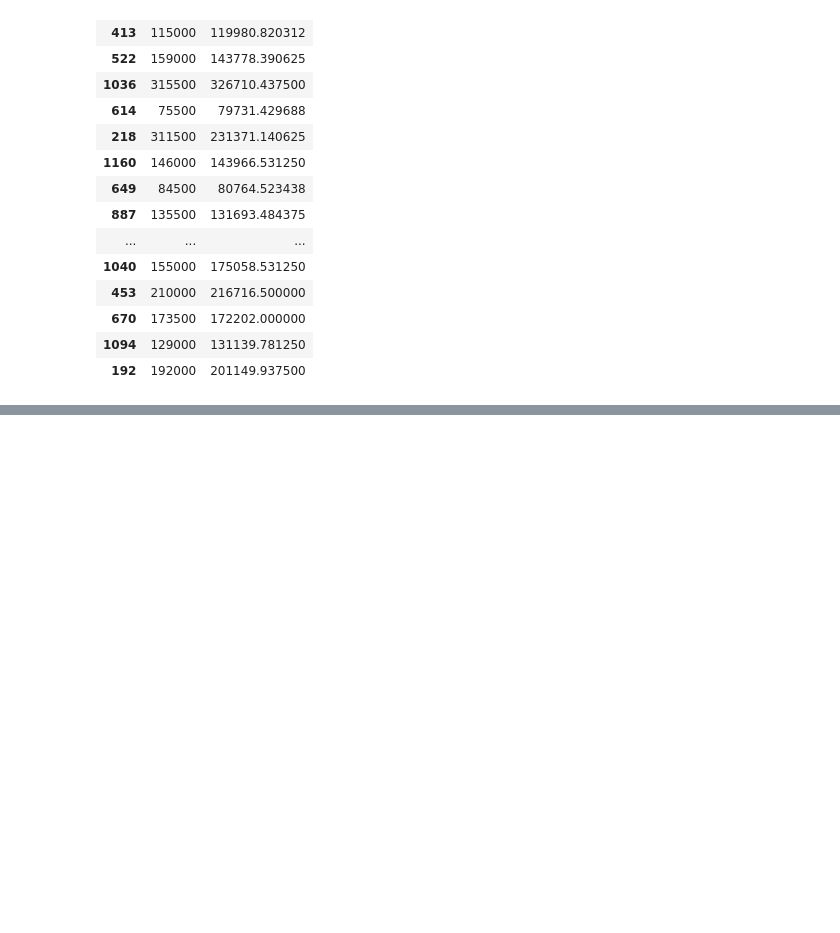
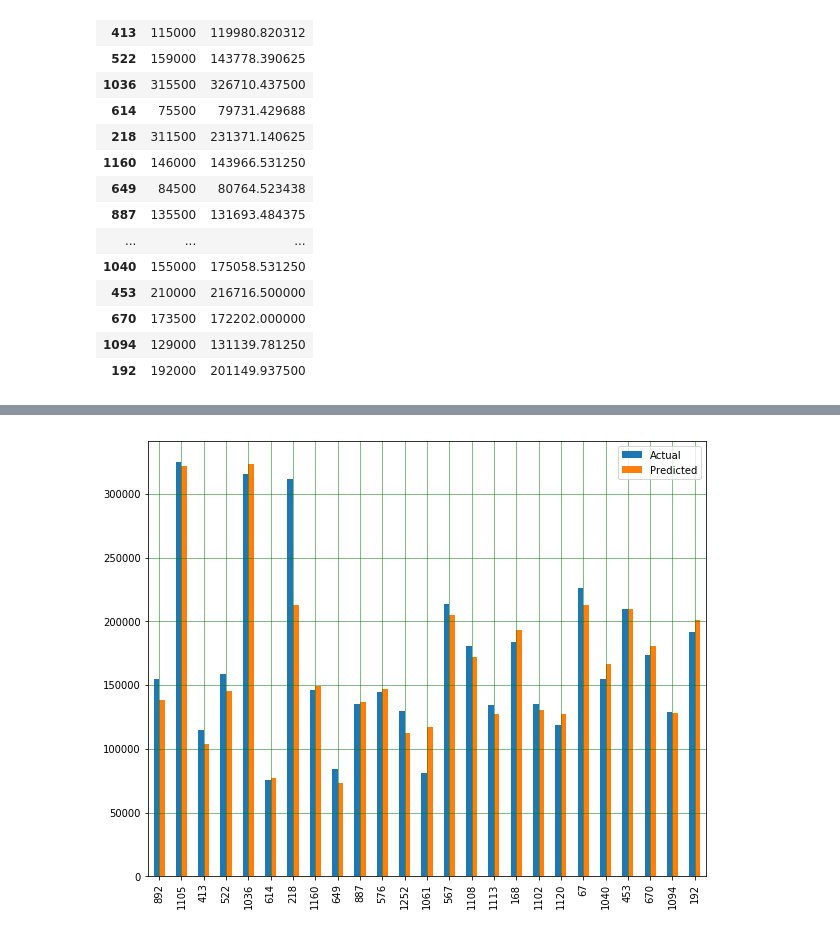
Before and after one commit to Juhi-Purswani/House_Prices-Regression_technique, a Jupyter notebook: XGBoost.ipynb, the cells around one changed output, grey strips where cells are left out. Saved outputs shown, nothing was run; the diff lists cells and outputs as text; code cells hidden in the pictures; blank space fills up the shorter version.

```diff
--- a/XGBoost.ipynb
+++ b/XGBoost.ipynb
@@ -137,0 +159,3 @@ plt.show()
+# %%
+rf_random = RandomizedSearchCV(estimator = xg_reg, param_distributions = random_grid, n_iter = 100, cv = 3, verbose=2, random_state=42, n_jobs = -1)
+rf_random.fit(X_train, y_train)
@@ -137,0 +237,10 @@ plt.show()
+# %%
+best_random = rf_random.best_estimator_
+random_accuracy = evaluate(best_random, X_test, y_test)
+
+y_pred = best_random.predict(X_test)
+print(r2_score(y_test, y_pred))
+
+print('Mean Absolute Error:', metrics.mean_absolute_error(y_test, y_pred))
+print('Mean Squared Error:', metrics.mean_squared_error(y_test, y_pred))
+print('Root Mean Squared Error:', np.sqrt(metrics.mean_squared_error(y_test, y_pred)))
@@ -137,0 +266,4 @@ plt.show()
+# %%
+df = pd.DataFrame({'Actual': y_test, 'Predicted': y_pred})
+df2 = df.head(25)
+df2.head(25)
@@ -137,0 +288,7 @@ plt.show()
+# %%
+df2.plot(kind='bar',figsize=(10,8))
+plt.grid(which='major', linestyle='-', linewidth='0.5', color='green')
+plt.grid(which='minor', linestyle=':', linewidth='0.5', color='black')
+plt.show()
+# %% [output]
+[figure, added]
```
Also changed, not shown: parts of 8 cells of this notebook.
